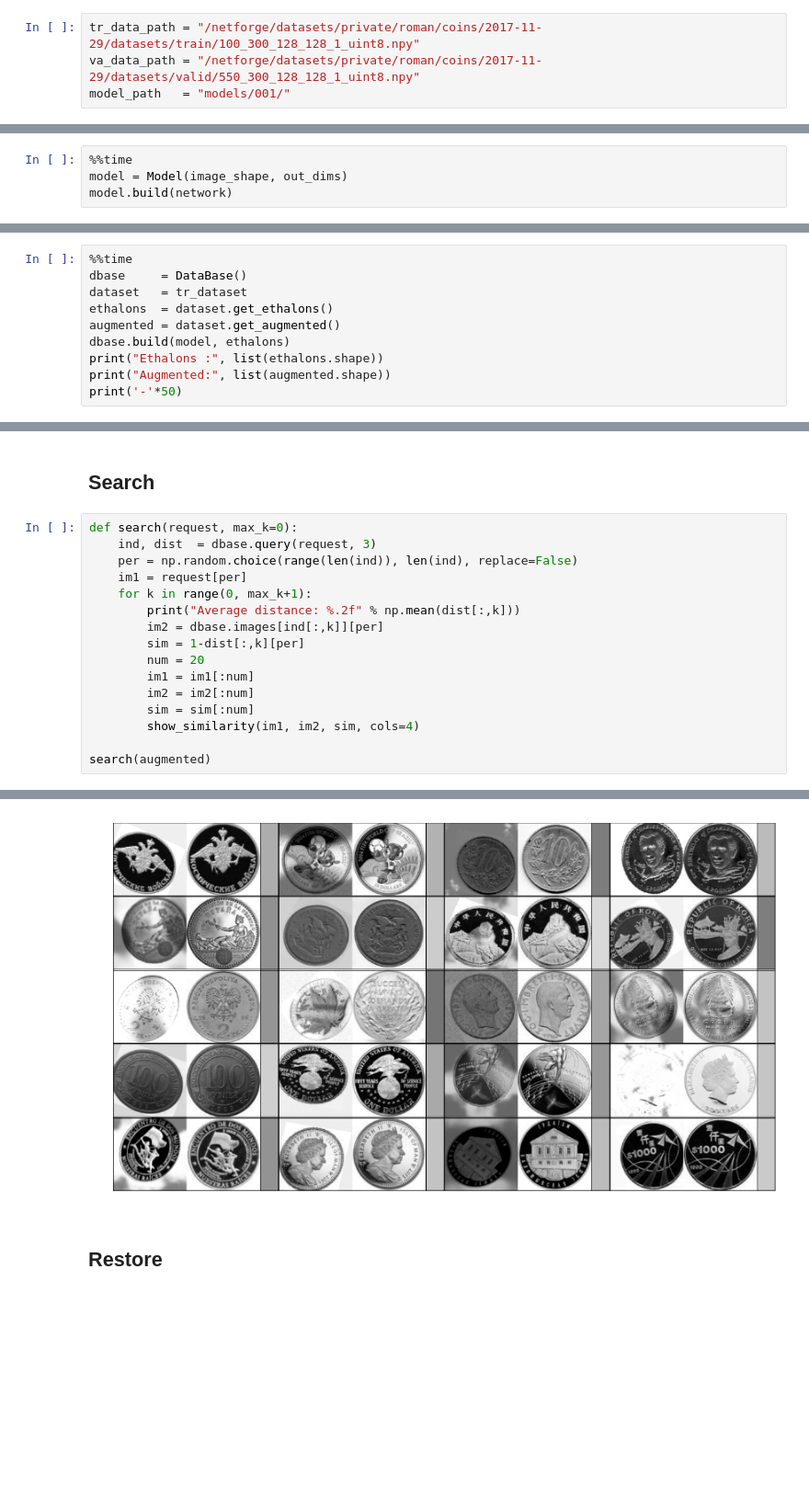
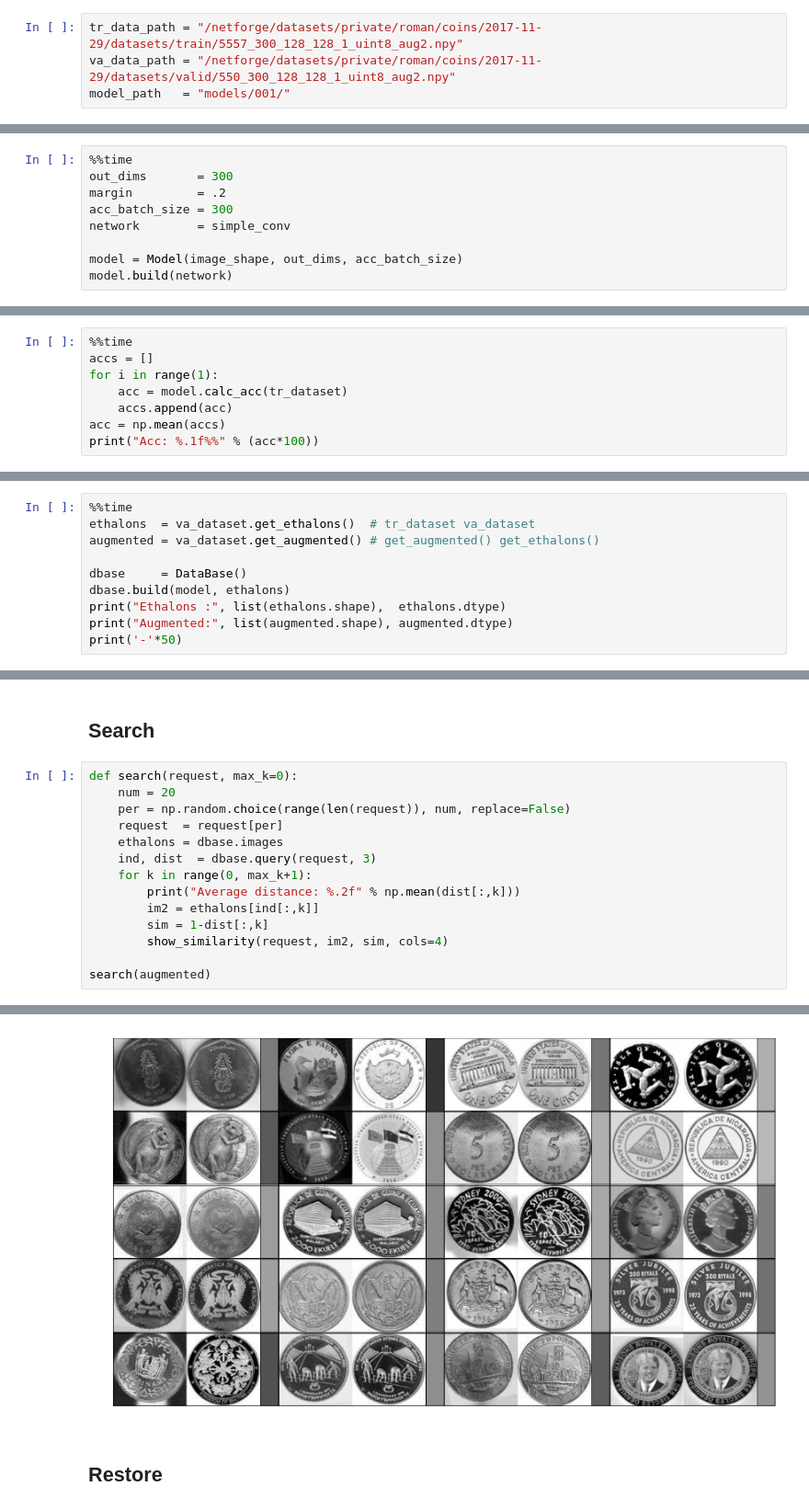
Before and after one commit to RomanKoshelev/deepcoins, a Jupyter notebook: model-1.ipynb, the cells around one changed output, grey strips where cells are left out. Shown at 92% size. Drawn from its saved outputs; the diff is of its cells as text; blank space fills up the shorter version.

```diff
--- a/model-1.ipynb
+++ b/model-1.ipynb
@@ -10,8 +11,8 @@ from model import Model
 from dbase import DataBase
 from visualisation import show_similarity
 # %%
-tr_data_path = "/netforge/datasets/private/roman/coins/2017-11-29/datasets/train/100_300_128_128_1_uint8.npy"
-va_data_path = "/netforge/datasets/private/roman/coins/2017-11-29/datasets/valid/550_300_128_128_1_uint8.npy"
+tr_data_path = "/netforge/datasets/private/roman/coins/2017-11-29/datasets/train/5557_300_128_128_1_uint8_aug2.npy"
+va_data_path = "/netforge/datasets/private/roman/coins/2017-11-29/datasets/valid/550_300_128_128_1_uint8_aug2.npy"
 model_path   = "models/001/"
 # %% [markdown]
 ## Dataset
@@ -79,4 +31,9 @@ network     = _VGG16
 # %%
 %%time
-model = Model(image_shape, out_dims)
+out_dims       = 300
+margin         = .2
+acc_batch_size = 300
+network        = simple_conv
+
+model = Model(image_shape, out_dims, acc_batch_size)
 model.build(network)
@@ -86,3 +40,11 @@ Wall time: 15 s
+# %%
+%%time
+accs = []
+for i in range(1):
+    acc = model.calc_acc(tr_dataset)
+    accs.append(acc)
+acc = np.mean(accs)
+print("Acc: %.1f%%" % (acc*100))
 # %% [markdown]
 ## Train
 # %%
@@ -106,12 +65,12 @@ Wall time: 9min 29s
 ## Database
 # %%
 %%time
+ethalons  = va_dataset.get_ethalons()  # tr_dataset va_dataset
+augmented = va_dataset.get_augmented() # get_augmented() get_ethalons()
+
 dbase     = DataBase()
-dataset   = tr_dataset
-ethalons  = dataset.get_ethalons()
-augmented = dataset.get_augmented()
 dbase.build(model, ethalons)
-print("Ethalons :", list(ethalons.shape))
-print("Augmented:", list(augmented.shape))
+print("Ethalons :", list(ethalons.shape),  ethalons.dtype)
+print("Augmented:", list(augmented.shape), augmented.dtype)
 print('-'*50)
 # %% [output]
@@ -157,18 +122,16 @@ Wall time: 87.5 ms
 ## Search
 # %%
 def search(request, max_k=0):
+    num = 20
+    per = np.random.choice(range(len(request)), num, replace=False)
+    request  = request[per]
+    ethalons = dbase.images
     ind, dist  = dbase.query(request, 3)
-    per = np.random.choice(range(len(ind)), len(ind), replace=False)
-    im1 = request[per]
     for k in range(0, max_k+1):
         print("Average distance: %.2f" % np.mean(dist[:,k]))
-        im2 = dbase.images[ind[:,k]][per]
-        sim = 1-dist[:,k][per]
-        num = 20
-        im1 = im1[:num]
-        im2 = im2[:num]
-        sim = sim[:num]
-        show_similarity(im1, im2, sim, cols=4)
+        im2 = ethalons[ind[:,k]]
+        sim = 1-dist[:,k]
+        show_similarity(request, im2, sim, cols=4)
 
 search(augmented)
 # %% [output]
@@ -176,4 +139,4 @@ Average distance: 0.39
-[figure, old version]
+[figure, new version]
 # %% [markdown]
 ## Restore
 # %%
```
Also changed, not shown: parts of 11 cells of this notebook, 8 other files.
